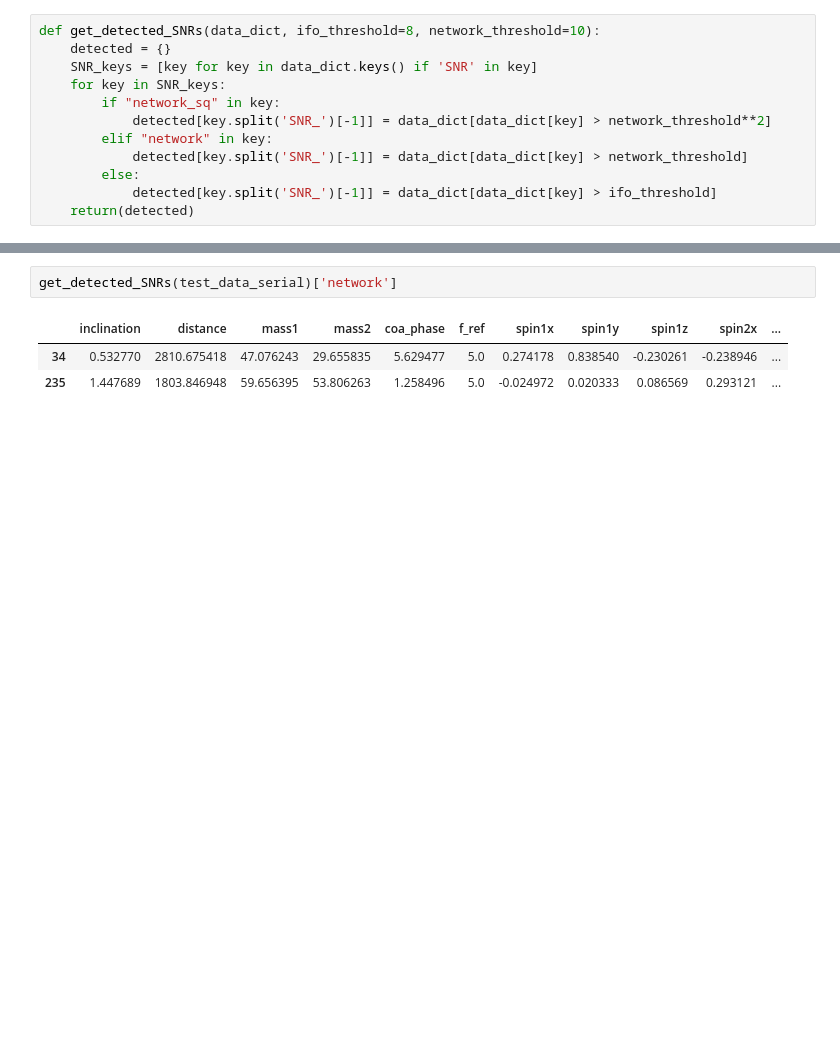
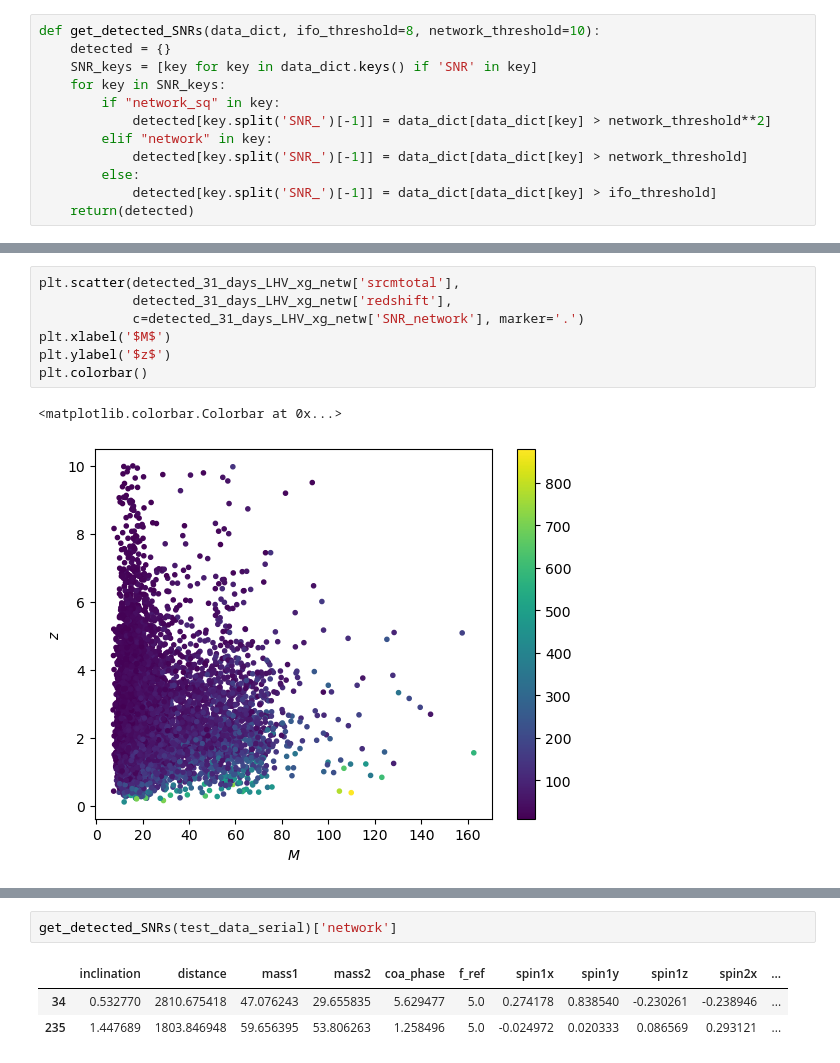
Before and after one commit to divyajyoti09/next_gen_detect, a Jupyter notebook: SNR_plots.ipynb, the cells around one changed output, grey strips where cells are left out. Drawn from its saved outputs; the diff is of its cells as text; blank space fills up the shorter version.

```diff
--- a/SNR_plots.ipynb
+++ b/SNR_plots.ipynb
@@ -44,0 +60,10 @@ Index(['inclination', 'distance', 'mass1', 'mass2', 'coa_phase', 'f_ref',
+# %%
+plt.scatter(detected_31_days_LHV_xg_netw['srcmtotal'],
+            detected_31_days_LHV_xg_netw['redshift'],
+            c=detected_31_days_LHV_xg_netw['SNR_network'], marker='.')
+plt.xlabel('$M$')
+plt.ylabel('$z$')
+plt.colorbar()
+# %% [output]
+<matplotlib.colorbar.Colorbar at 0x...>
+[figure, added]
```
Also changed, not shown: parts of 14 cells of this notebook, 1 other file.
